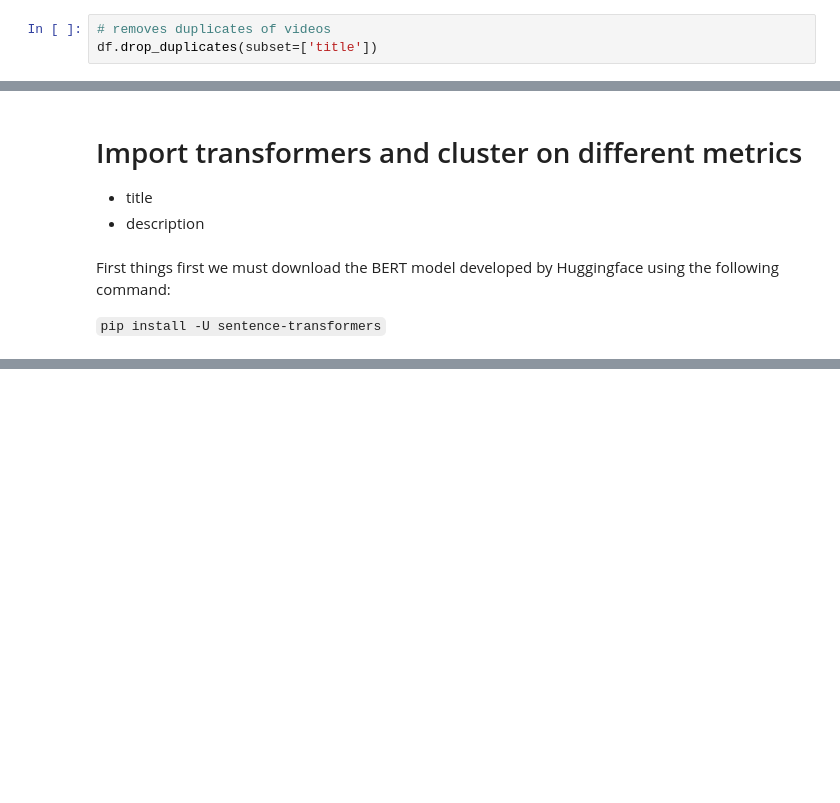
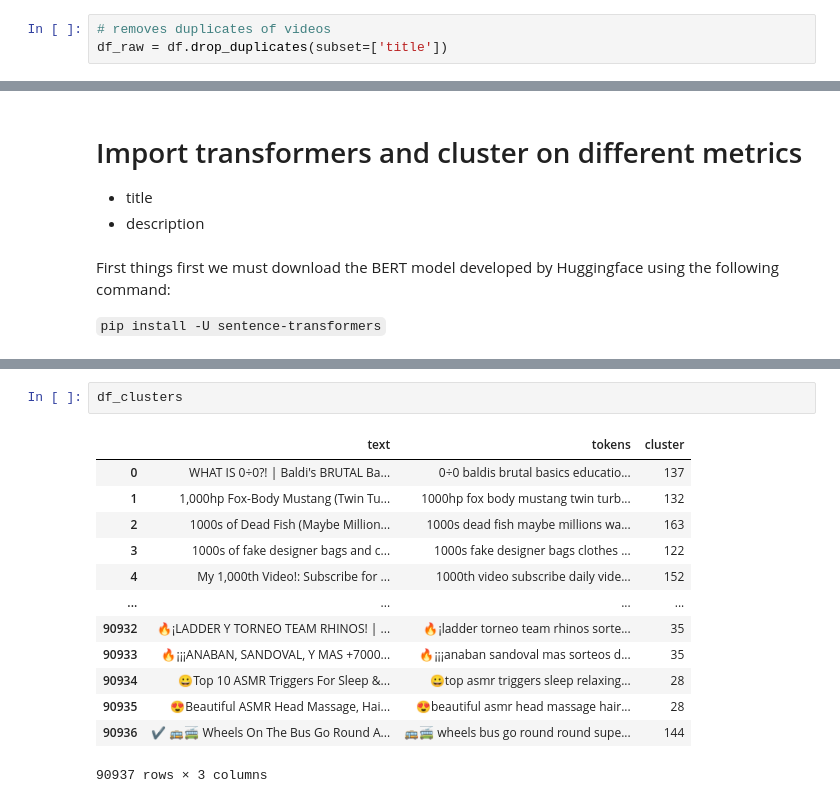
Before and after one commit to epfl-ada/ada-2022-project-chromegoldfish, a Jupyter notebook: simon/data-explore.ipynb, the cells around one changed output, grey strips where cells are left out. Cells and saved outputs as stored; diff of their text form; blank space fills up the shorter version.

```diff
--- a/simon/data-explore.ipynb
+++ b/simon/data-explore.ipynb
@@ -472,4 +445,4 @@ dtypes: object(5)
 memory usage: 3.8+ MB
 # %%
 # removes duplicates of videos
-df.drop_duplicates(subset=['title'])
+df_raw = df.drop_duplicates(subset=['title'])
@@ -555,0 +691,16 @@ CHRISTMAS 2014 AT HOLY MARY SCHOOL FEROZGUDA 11 DANCE BY CLASS VIII: Cultural pr
+# %%
+df_clusters
+# %% [output]
+|  | text | tokens | cluster |
+| 0 | WHAT IS 0÷0?! | Baldi's BRUTAL Ba... | 0÷0 baldis brutal basics educatio... | 137 |
+| 1 | 1,000hp Fox-Body Mustang (Twin Tu... | 1000hp fox body mustang twin turb... | 132 |
+| 2 | 1000s of Dead Fish (Maybe Million... | 1000s dead fish maybe millions wa... | 163 |
+| 3 | 1000s of fake designer bags and c... | 1000s fake designer bags clothes ... | 122 |
+| 4 | My 1,000th Video!: Subscribe for ... | 1000th video subscribe daily vide... | 152 |
+| ... | ... | ... | ... |
+| 90932 | 🔥¡LADDER Y TORNEO TEAM RHINOS! | ... | 🔥¡ladder torneo team rhinos sorte... | 35 |
+| 90933 | 🔥¡¡¡ANABAN, SANDOVAL, Y MAS +7000... | 🔥¡¡¡anaban sandoval mas sorteos d... | 35 |
+| 90934 | 😀Top 10 ASMR Triggers For Sleep &... | 😀top asmr triggers sleep relaxing... | 28 |
+| 90935 | 😍Beautiful ASMR Head Massage, Hai... | 😍beautiful asmr head massage hair... | 28 |
+| 90936 | ✔ 🚌🚎 Wheels On The Bus Go Round A... | 🚌🚎 wheels bus go round round supe... | 144 |
+90937 rows × 3 columns
```
Also changed, not shown: parts of 21 cells of this notebook.
